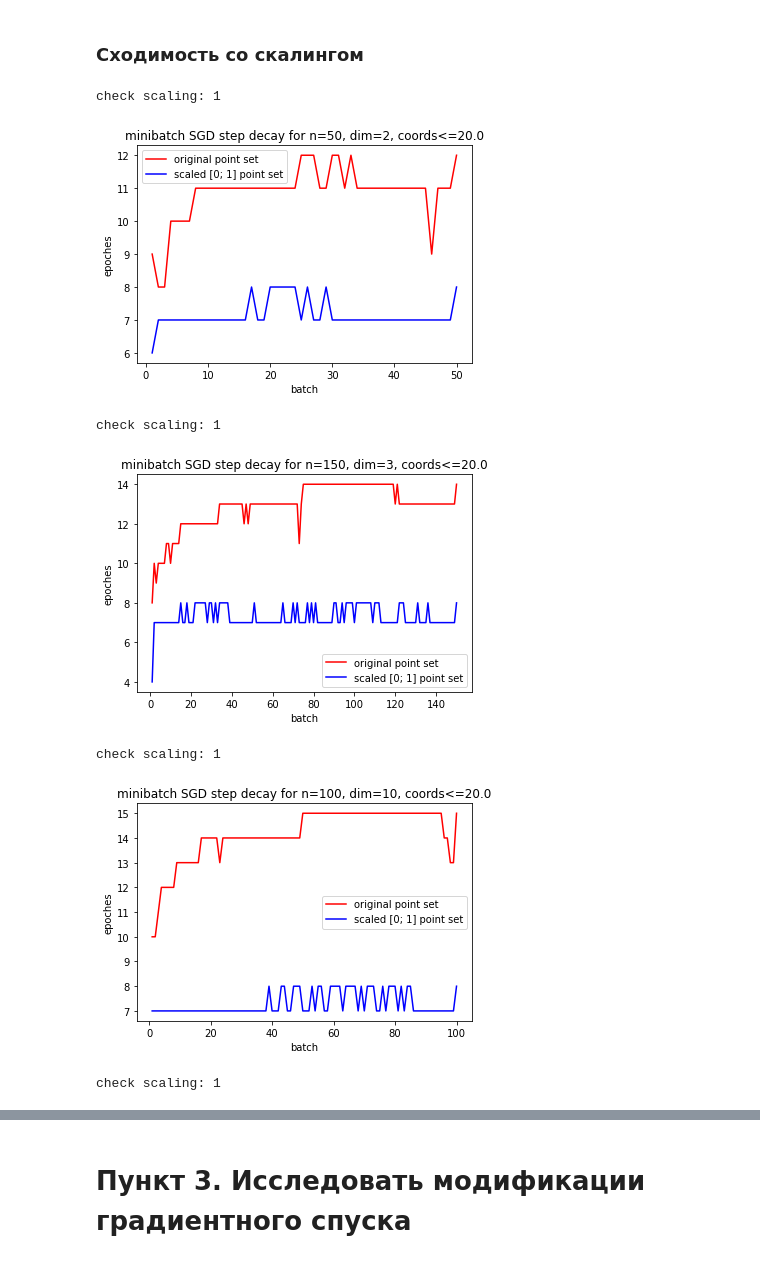
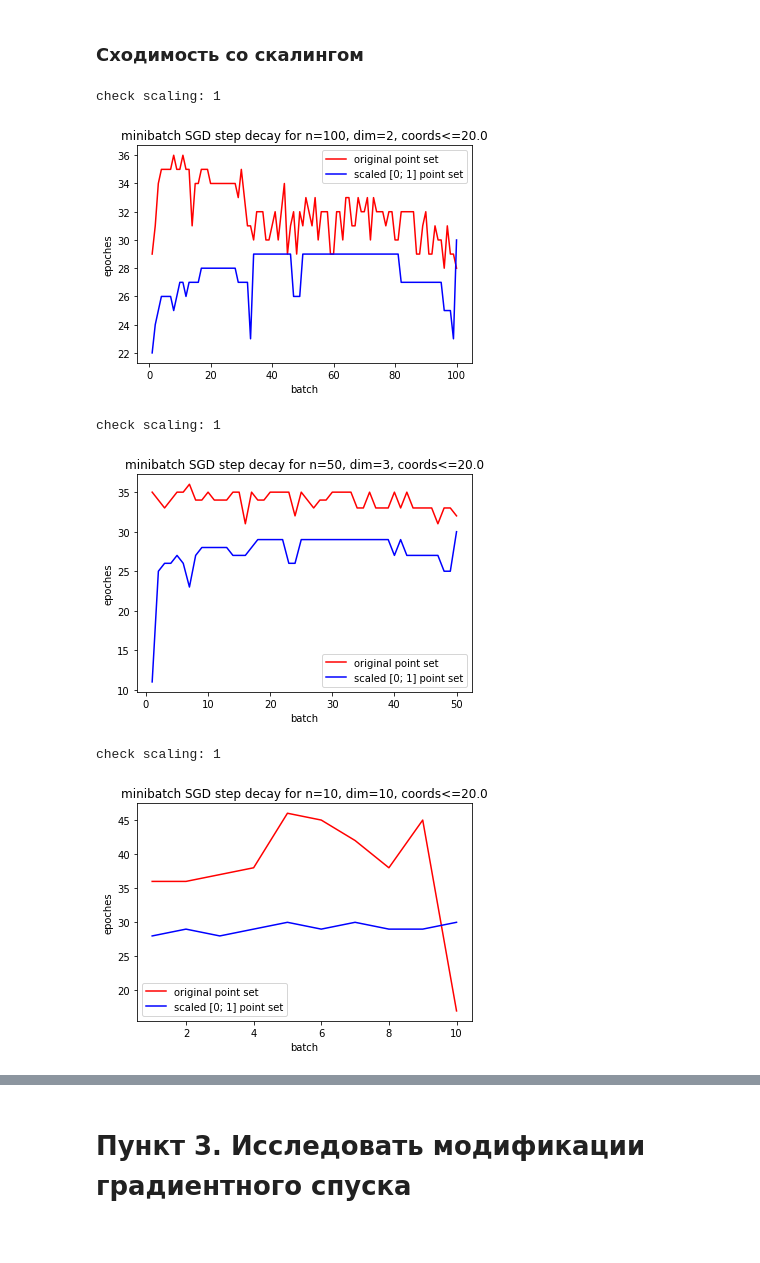
Before and after one commit to Volodka22/MetOpt, a Jupyter notebook: lab2/4-copy.ipynb, the cells around one changed output, grey strips where cells are left out. Drawn from its saved outputs; the diff is of its cells as text; code cells hidden in the pictures.

```diff
--- a/lab2/4-copy.ipynb
+++ b/lab2/4-copy.ipynb
@@ -93,25 +94,33 @@ input_large = create_point_set(150, 100, 1000., 2.)
 # f = sum from i=0 to n-1 of (a*x_i + b - y_i)^2, where a.append(b) = c
 #   points - point_set
 #   c - k-dim array of coefficients points = [a_0, ..., a_k-2, b]
-def loss_function(points, c):
-    f = 0
-    for i in range(0, points.n):
-        f += (np.asarray(c[0 : points.dim - 1], dtype=np.float64) @ points.x[i] + c[points.dim - 1] - points.y[i]) ** 2
-    return f
+# def loss_function(points, c):
+#     f = 0
+#     for i in range(0, points.n):
+#         f += (np.asarray(c[0 : points.dim - 1], dtype=np.float64) @ points.x[i] + c[points.dim - 1] - points.y[i]) ** 2
+#     return f
+def loss_function(points, coeffs, i):
+    return 1 / (2 * points.n) * np.square(coeffs[points.dim - 1] + np.sum(coeffs[0 : points.dim - 1] * points.x[i]) - points.y[i])
 # %%
+def gradient_compute(points, coeffs, id, h=1e-5):
+    dim = points.dim
+    grad = np.asarray([0.] * dim)
+    step = np.asarray([0.] * dim)
+    for i in range(0, dim):
+        step[i] = h
+        grad[i] = (loss_function(points, coeffs + step, id) - loss_function(points, coeffs - step, id)) / (2 * h)
+        step[i] = 0
+    return grad
+
 # calculate gradient [d/da, d/db] of loss function for points_set by variables x_i, where i in ids
 #   points - point_set
 #   ids - array of indices for taking gradient
 #   coeffs - current loss function = [a_0, ..., a_k-2, b]
 def loss_function_grad(points, ids, coeffs):
-    a = coeffs[0 : points.dim - 1]
-    b = coeffs[points.dim - 1]
-    grad_a = np.asarray([0.] * len(a))
-    grad_b = 0.
+    result = np.asarray([0.] * points.dim)
     for i in ids:
-        grad_a += 2 * (a @ points.x[i] + b - points.y[i]) * points.x[i]
-        grad_b += 2 * (a @ points.x[i] + b - points.y[i])
-    return np.append(grad_a, grad_b)
+        result += gradient_compute(points, coeffs, i)
+    return result
 # %%
 # stochastic gradient descent
 #   point - point_set
@@ -140,7 +149,9 @@ def sgd(points, batch_size, gradinet_supplier, starting_coeffs, lr, eps, epoches
         to = min(batch_index + batch_size, len(order))
         current_lr = lr(current_lr, i)
         grad = gradinet_supplier(points, order[batch_index : to], coeffs)
-        coeffs_step = coeffs - current_lr * grad
+        coeffs_step = coeffs - current_lr * np.asarray(grad)
+
+        # print(coeffs_step)
 
         if LA.norm(coeffs_step - coeffs) <= eps:
             break
@@ -157,7 +168,7 @@ def sgd(points, batch_size, gradinet_supplier, starting_coeffs, lr, eps, epoches
     return [coeffs, history]
 # %%
 constant_lr = (lambda current_lr, epoch: DEFAULT_LR)
-def step_decay(lr, epoch, epochs_drop = 2, drop = 0.5):
+def step_decay(lr, epoch, epochs_drop = 20, drop = 0.5):
    return lr * pow(drop, floor((1 + epoch) / epochs_drop))
 
 colors = ["blue", "red", "green", "orange", "purple", "yellow", "pink", "brown", "black", "magenta"]
@@ -307,13 +335,12 @@ ax.plot(points_scaling.x, points_scaling.y, 'o')
 # %%
 scaling_batch_size_compare(input_2d, step_decay, name = "minibatch SGD step decay")
 scaling_batch_size_compare(input_3d, step_decay, name = "minibatch SGD step decay")
-scaling_batch_size_compare(input_small, step_decay, name = "minibatch SGD step decay")
+# scaling_batch_size_compare(input_small, step_decay, name = "minibatch SGD step decay")
 scaling_batch_size_compare(input_large, step_decay, name = "minibatch SGD step decay")
 # %% [output]
 check scaling: 1
-[figure, old version]
+[figure, new version]
 check scaling: 1
-[figure, old version]
+[figure, new version]
 check scaling: 1
-[figure, old version]
+[figure, new version]
-check scaling: 1
```
Also changed, not shown: parts of 19 cells of this notebook.
